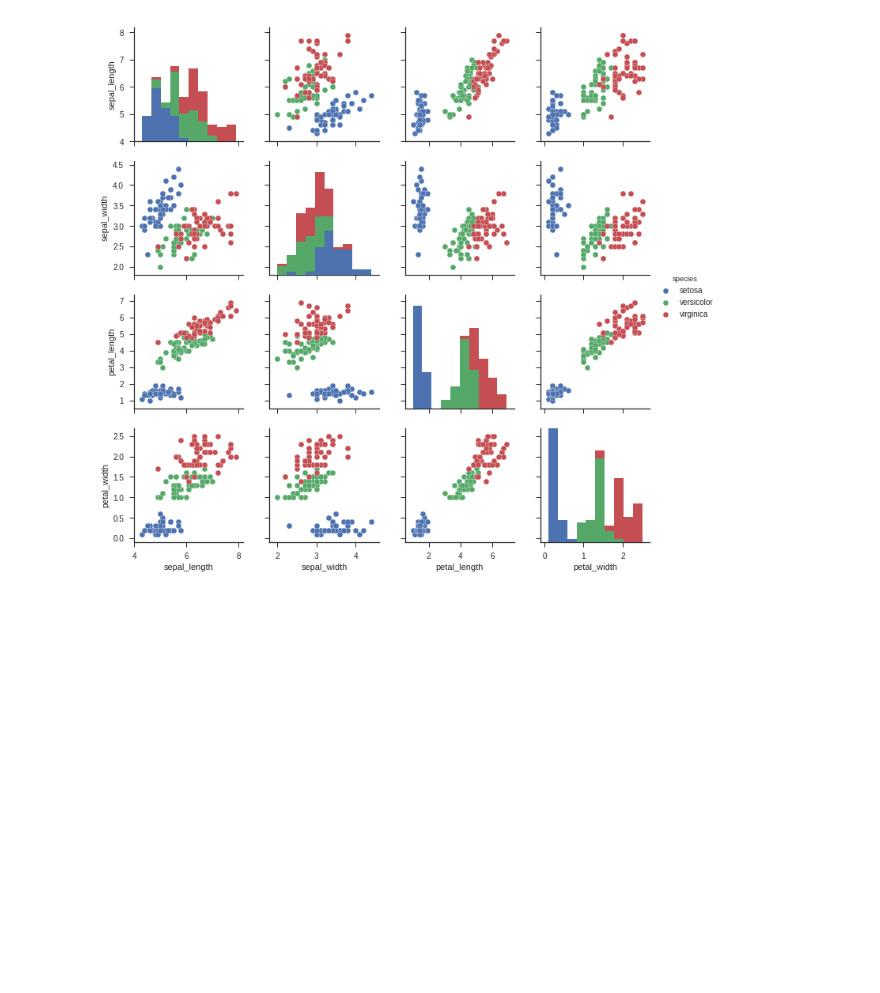
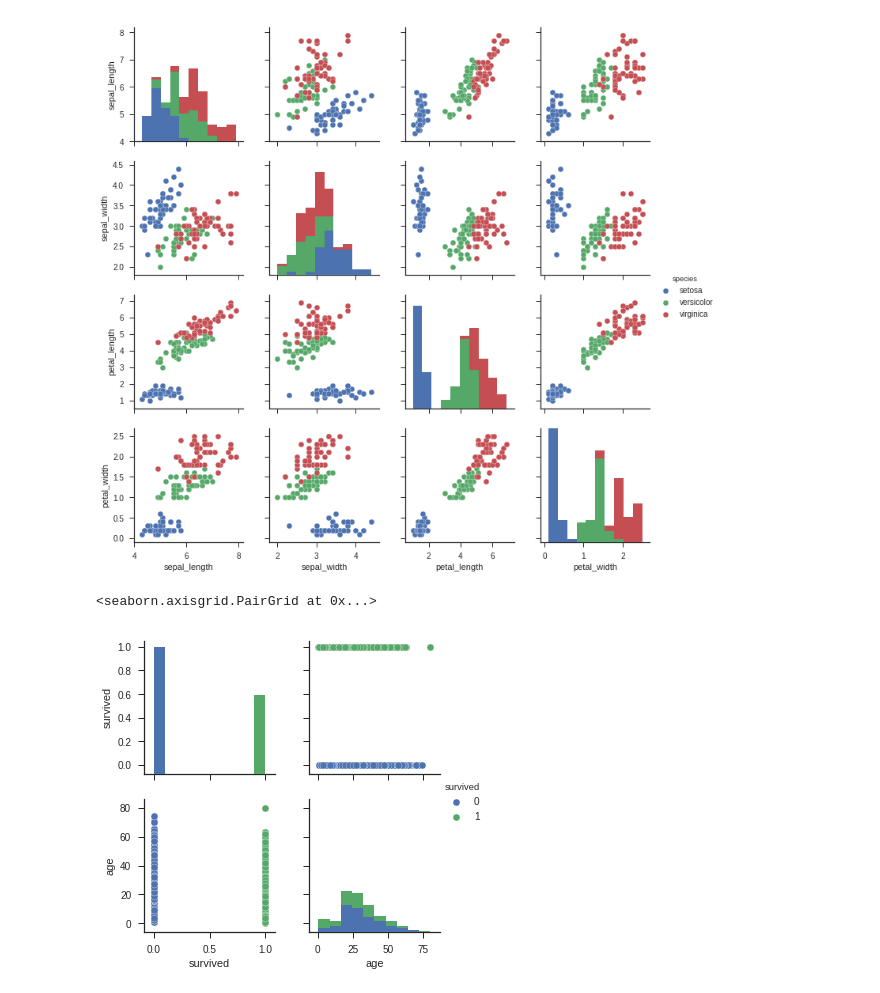
Before and after one commit to jnishikuni/07MBIG---Visualizacion-de-Datos, a Jupyter notebook: Visualización_AG3.ipynb, the cells around one changed output. Drawn from its saved outputs; the diff is of its cells as text; code cells hidden in the pictures; blank space fills up the shorter version.

```diff
--- a/Visualización_AG3.ipynb
+++ b/Visualización_AG3.ipynb
@@ -108,0 +108,9 @@ Edad, sexo, colores ver PDF
+# %%
+#plt.figure()
+titanic_data = titanic[['survived','age']]
+sns.pairplot(data=titanic_data,
+             hue="survived", dropna=True)
+#plt.savefig("1_seaborn_pair_plot.png")
+# %% [output]
+<seaborn.axisgrid.PairGrid at 0x...>
+[figure, added]
```
Also changed, not shown: parts of 5 cells of this notebook.
